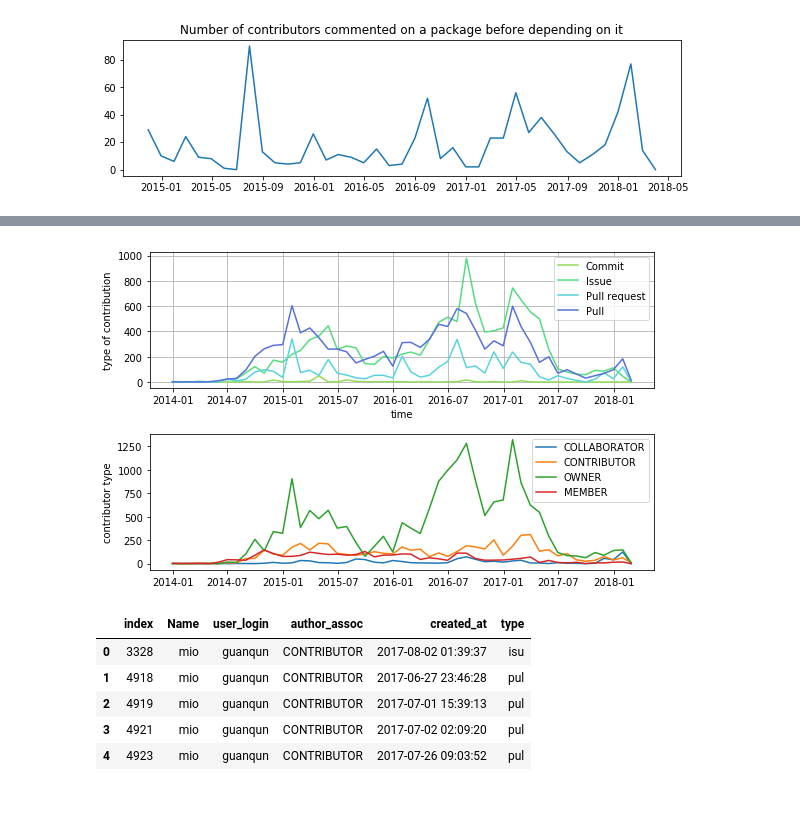
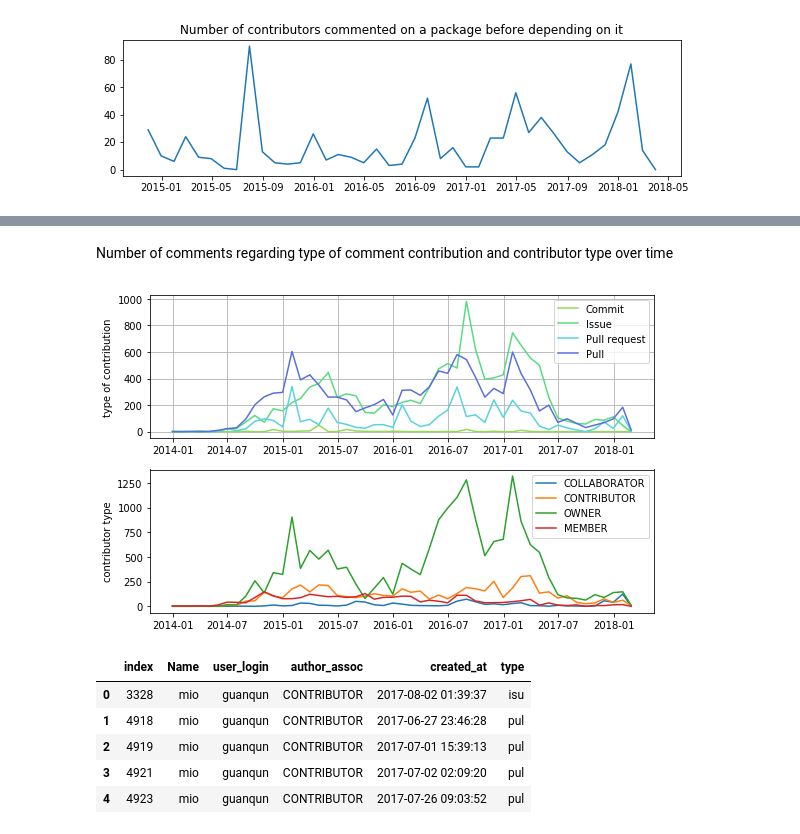
Before and after one commit to MehdiGol/PackagesDependencies-Contributors-Relationship, a Jupyter notebook: notebooks/Question 2.ipynb, the cells around one changed output, grey strips where cells are left out. Drawn from its saved outputs; the diff is of its cells as text; code cells hidden in the pictures; blank space fills up the shorter version.

```diff
--- a/notebooks/Question 2.ipynb
+++ b/notebooks/Question 2.ipynb
@@ -18,12 +20,13 @@ import lifelines
 import sys
 sys.path.append('..')
 
-from helper import load_data , load_repo ,read_comments , GIT_API
+from helper import load_data , load_repo ,read_comments , GIT_API, DATE_RANGE
 warnings.filterwarnings('ignore')
 
 %matplotlib inline
 
-palet = seaborn.color_palette('hls', 8)[0:6]
+palet = seaborn.color_palette('hls', 8)[0:8]
+palet2 = seaborn.color_palette('GnBu_d', 8)[0:8]
 # %% [markdown]
 #### Read all comments and select commented from contributors and collaborators and owners
 # %%
@@ -96,0 +84,8 @@ df_data.head()
+# %%
+df_data = (
+    df_pckdpnd
+    .drop('done',axis=1)
+    .merge(new_data,left_on=['package','target'],right_on=['Name','target'])
+    .rename(columns={'elimination':'elimination_duration','period':'lifespan','removed':'elimination_observed'})
+    [['package','Name','version','target','fst_release','lst_release','first_time','last_time','elimination_duration','lifespan','Number_of_contributors','comments_id','contributor_commented_before_use','commit','issues','pullrq','pulls','elimination_observed']]
+).drop('Name',axis=1)
@@ -104,0 +104,24 @@ plt.show()
+# %%
+df_tmp_proportion = (
+    df_data
+    .assign(Number_of_contributors = lambda x: np.where(x['Number_of_contributors']>0,1,0))
+    .assign(count = 1)
+    .groupby([pandas.Grouper(key='first_time',freq='1M'),'package','target','Number_of_contributors'])
+    .sum()
+    .reset_index()
+    .assign(contributors_count = 1)
+    .groupby([pandas.Grouper(key='first_time',freq='1M'),'Number_of_contributors'])
+    .sum()
+    .reset_index()
+)
+plt.rcParams["figure.figsize"] = (16,5)
+dic = {1:'Contributors with commenting activity before dependeing on',0:'Contributors without commenting activity before dependeing on'}
+plt.figure(1)
+i = 221
+for item in df_tmp_proportion.Number_of_contributors.unique():
+    plt.subplot(i)
+    plt.plot(df_tmp_proportion[lambda x: x['Number_of_contributors'] == item]['first_time'],df_tmp_proportion[lambda x: x['Number_of_contributors'] == item]['contributors_count'],color=palet2[i-219])
+    plt.title(dic[item])
+    plt.grid(True)
+    i+=2
+plt.subplots_adjust(top=0.92, bottom=0.08, left=0.10, right=0.95, hspace=0.35, wspace=0.02)
@@ -105,5 +130,6 @@ plt.show()
+# %% [markdown]
+Number of comments regarding type of comment contribution and contributor type over time
 # %%
-
 df_cntb_cmnt_plot = (
     cntb_cmnts[['created_at','author_assoc','type']]
     .assign(count=1)
@@ -116,36 +142,35 @@ df_cntb_cmnt_plot = (
                                'prq': 'Pull request'})
 )
 
 df_cntb_cmnt_plot2 = (
     cntb_cmnts[['created_at','author_assoc','type']]
     .assign(count=1)
     .groupby([pandas.Grouper(key='created_at',freq='1M'),'author_assoc'])
     .sum()
     .unstack('author_assoc')
     .fillna(0)
 )
 
 # one of {'tab:blue', 'tab:orange', 'tab:green', 'tab:red', 'tab:purple', 'tab:brown', 'tab:pink', 'tab:gray', 'tab:olive', 'tab:cyan'}
 
 plt.rcParams["figure.figsize"] = (8,5)
 fig, axs = plt.subplots(2, 1)
 
 df_cntb_cmnt_plot = df_cntb_cmnt_plot.xs('count', axis=1, drop_level=True).reset_index()
 for i in range(1,len(df_cntb_cmnt_plot.columns)):
     axs[0].plot(df_cntb_cmnt_plot['created_at'],df_cntb_cmnt_plot[df_cntb_cmnt_plot.columns[i]],color= palet[i+1])
-axs[0].set_xlabel('time')
+
 axs[0].set_ylabel('type of contribution')
 axs[0].grid(True)
 axs[0].legend(('Commit','Issue','Pull request','Pull'))
-
 axs[1].plot(df_cntb_cmnt_plot2)
 axs[1].set_ylabel('contributor type')
 axs[1].legend(('COLLABORATOR','CONTRIBUTOR','OWNER','MEMBER'))
 
 fig.tight_layout()
 plt.show()
 # %% [output]
-[figure, old version]
+[figure, new version]
 # %%
 cntb_cmnts = (
     cntb_cmnts
```
Also changed, not shown: parts of 18 cells of this notebook, 2 other files.
